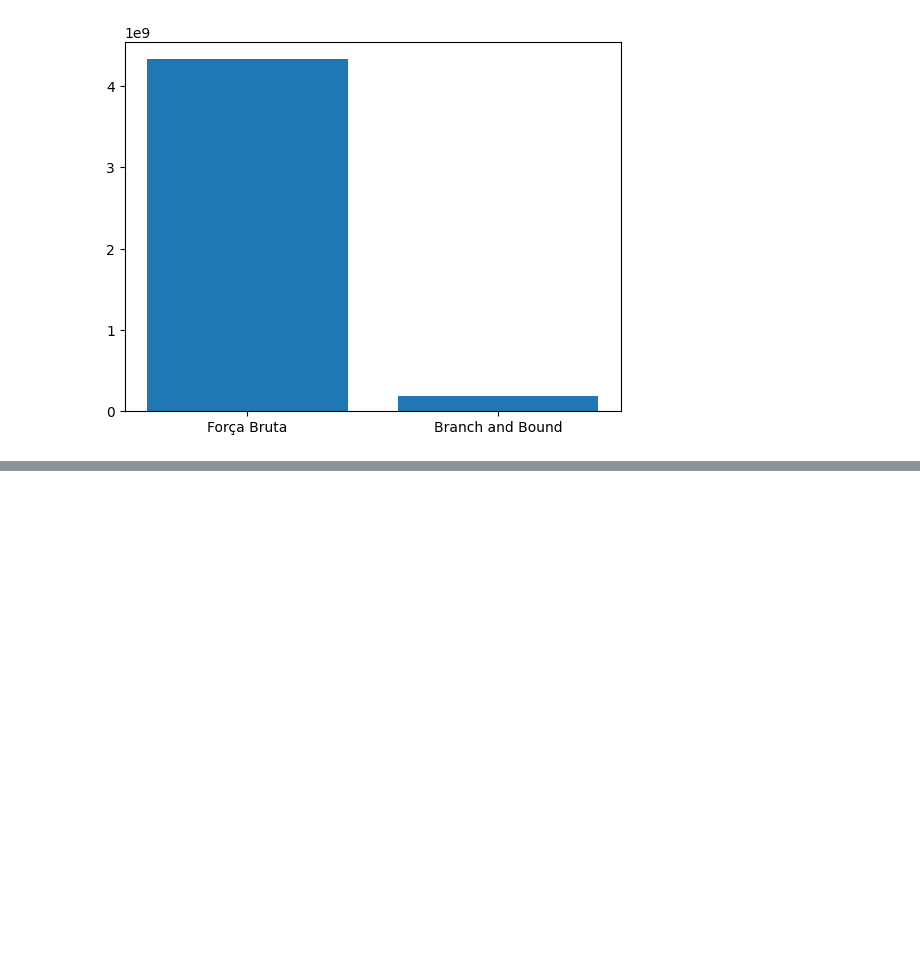
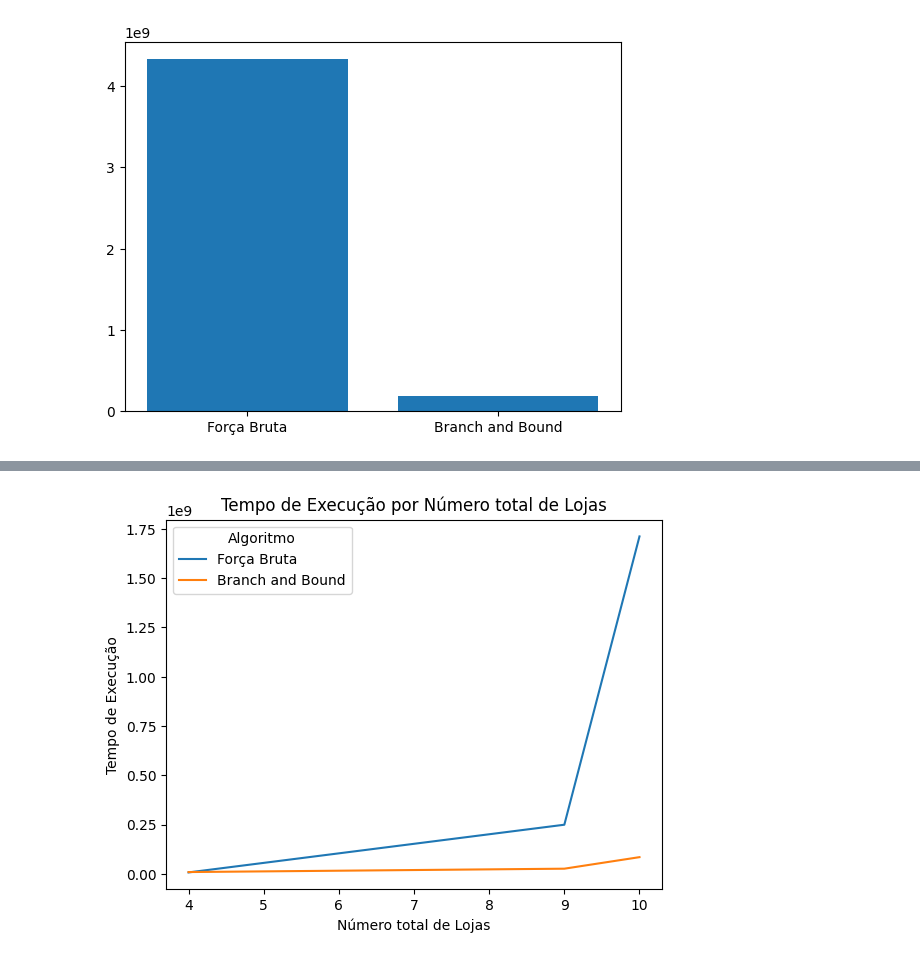
Before and after one commit to Henriquemcc/Trabalho_Pratico_-_Projeto_e_Analise_de_Algoritmos_-_2024-1, a Jupyter notebook: testes/testar.ipynb, the cells around one changed output, grey strips where cells are left out. Cells and saved outputs as stored; diff of their text form; code cells hidden in the pictures; blank space fills up the shorter version.

Commit message:
Plotando gráfico relacionado o número de lojas com o tempo gasto

```diff
--- a/testes/testar.ipynb
+++ b/testes/testar.ipynb
@@ -169,3 +169,30 @@ matplotlib.pyplot.bar(media_algoritmos.keys(), media_algoritmos.values())
 # %% [output]
 <BarContainer object of 2 artists>
 [figure]
+# %%
+dados_grafico_numero_lojas = {}
+
+for index, row in dados.iterrows():
+    try:
+        numero_total_lojas = int(row['Número de Franquias']) * int(row['Número de Lojas por franquia'])
+        if not (row['Algoritmo'], numero_total_lojas) in dados_grafico_numero_lojas:
+            dados_grafico_numero_lojas.setdefault((row['Algoritmo'], numero_total_lojas), 0)
+        else:
+            dados_grafico_numero_lojas[(row['Algoritmo'], numero_total_lojas)] += int(row['Tempo de Execução'])
+    except:
+        pass
+
+dados_grafico_numero_lojas_ = {
+    'Algoritmo': [],
+    'Número total de lojas': [],
+    'Tempo de Execução': []
+}
+
+for key, value in dados_grafico_numero_lojas.items():
+    algoritmo, numero_total_lojas = key
+    tempo_execucao = value / 3
+    dados_grafico_numero_lojas_['Algoritmo'].append(algoritmo)
+    dados_grafico_numero_lojas_['Número total de lojas'].append(numero_total_lojas)
+    dados_grafico_numero_lojas_['Tempo de Execução'].append(tempo_execucao)
+
+dados_grafico_numero_lojas = dados_grafico_numero_lojas_
@@ -171,0 +215,10 @@ matplotlib.pyplot.bar(media_algoritmos.keys(), media_algoritmos.values())
+# %%
+matplotlib.pyplot.figure()
+seaborn.lineplot(x="Número total de lojas", y="Tempo de Execução", hue="Algoritmo", data=dados_grafico_numero_lojas, style='Algoritmo', dashes=False)
+matplotlib.pyplot.title('Tempo de Execução por Número total de Lojas')
+matplotlib.pyplot.xlabel('Número total de Lojas')
+matplotlib.pyplot.ylabel('Tempo de Execução')
+matplotlib.pyplot.legend(title='Algoritmo')
+matplotlib.pyplot.show()
+# %% [output]
+[figure, added]
```
Also changed, not shown: parts of 1 cell of this notebook.
